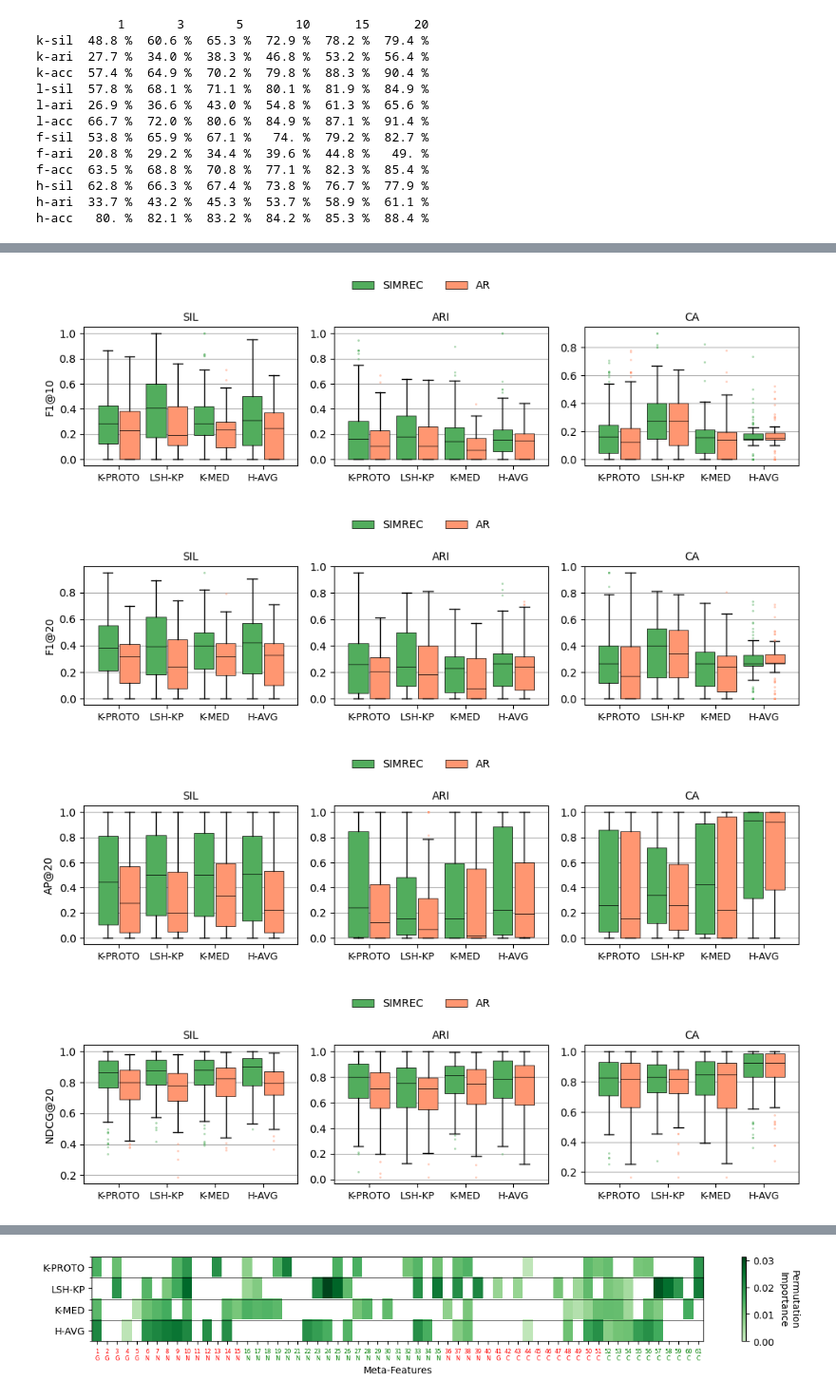
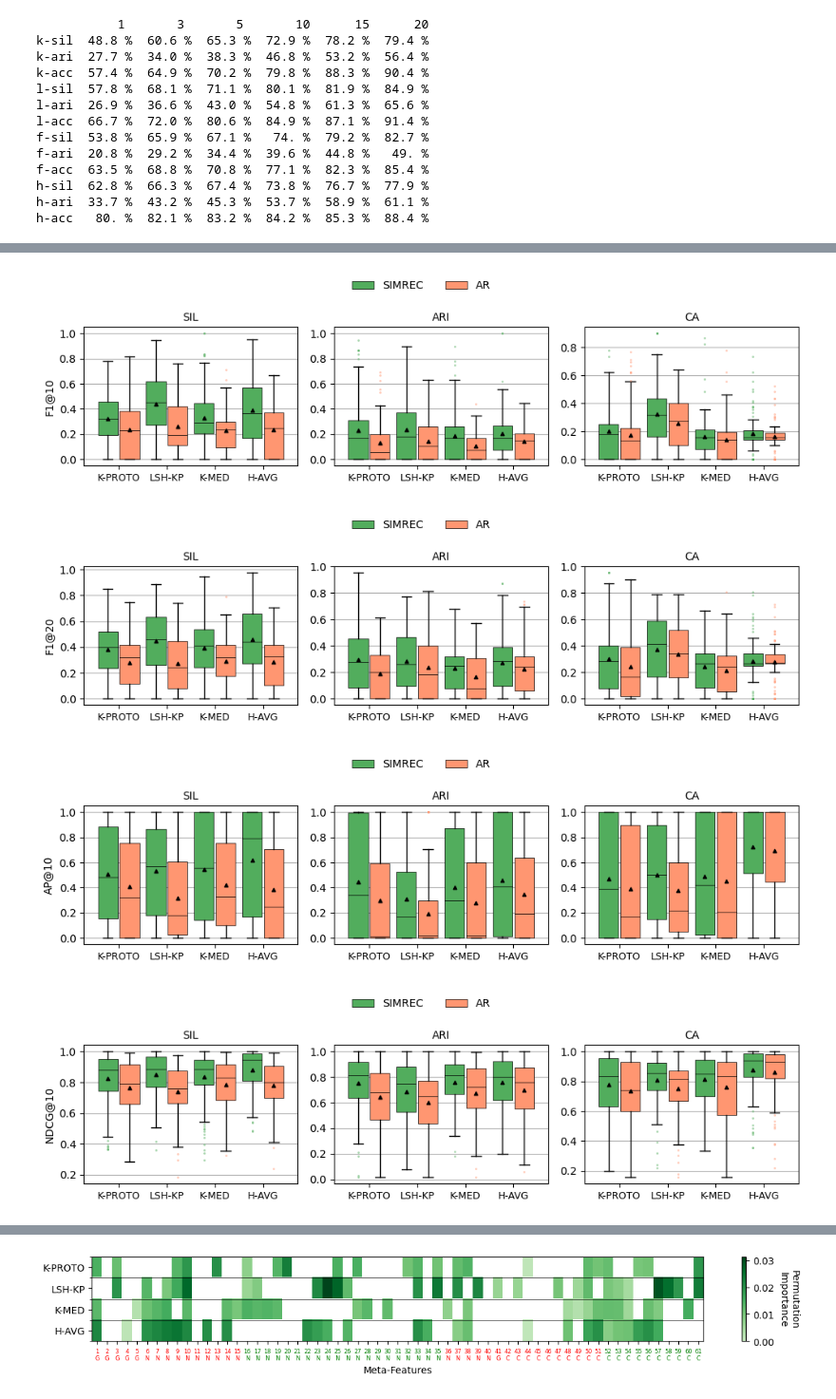
Before and after one commit to AbdoulayeDiop/simrec, a Jupyter notebook: paper/paper.ipynb, the cells around one changed output, grey strips where cells are left out. Shown: that part at 95% size. Drawn from its saved outputs; the diff is of its cells as text; code cells hidden in the pictures.

```diff
--- a/paper/paper.ipynb
+++ b/paper/paper.ipynb
@@ -595,6 +595,7 @@ def show_top_k(results, k=1, savedir=None):
             meanprops = dict(marker='*', markerfacecolor='red', markeredgecolor='none', linewidth=0)
             b = plt.boxplot(values, positions=x+(i*w-(n_bar-1)*w/2), widths=0.9*w,  patch_artist=True, boxprops=boxprops, flierprops=flierprops, medianprops=medianprops, showcaps=True, showfliers=True)
             boxes.append(b)
+            plt.scatter(x+(i*w-(n_bar-1)*w/2), [np.mean(v) for v in values], marker="^", color="black", s=10, zorder=10)
             i+=1
         if j==0: plt.ylabel(f"top-{k}")
         # plt.ylim((min_-0.02, 1.02))
@@ -641,6 +642,7 @@ def show_f1(results, k=20, savedir=None):
             meanprops = dict(marker='*', markerfacecolor='red', markeredgecolor='none', linewidth=0)
             b = plt.boxplot(values, positions=x+(i*w-(n_bar-1)*w/2), widths=0.9*w,  patch_artist=True, boxprops=boxprops, flierprops=flierprops, medianprops=medianprops, showcaps=True, showfliers=True)
             boxes.append(b)
+            plt.scatter(x+(i*w-(n_bar-1)*w/2), [np.mean(v) for v in values], marker="^", color="black", s=10, zorder=10)
             i+=1
         if j==0: plt.ylabel(f"F1@{k}")
         plt.xticks(x, [names[algo] for algo in ["kprototypes", "lshkprototypes", "fasterpam", "haverage"]], rotation=0, fontsize=9)
@@ -689,6 +691,7 @@ def show_ap(results, k=20, savedir=None):
             meanprops = dict(marker='*', markerfacecolor='red', markeredgecolor='none', linewidth=0)
             b = plt.boxplot(values, positions=x+(i*w-(n_bar-1)*w/2), widths=0.9*w,  patch_artist=True, boxprops=boxprops, flierprops=flierprops, medianprops=medianprops, showcaps=True, showfliers=True)
             boxes.append(b)
+            plt.scatter(x+(i*w-(n_bar-1)*w/2), [np.mean(v) for v in values], marker="^", color="black", s=10, zorder=10)
             i+=1
         if j==0: plt.ylabel(f"AP@{k}")
         plt.xticks(x, [names[algo] for algo in ["kprototypes", "lshkprototypes", "fasterpam", "haverage"]], rotation=0, fontsize=9)
@@ -737,6 +740,7 @@ def show_ndcg(results, k=20, savedir=None):
             meanprops = dict(marker='*', markerfacecolor='red', markeredgecolor='none', linewidth=0)
             b = plt.boxplot(values, positions=x+(i*w-(n_bar-1)*w/2), widths=0.9*w,  patch_artist=True, boxprops=boxprops, flierprops=flierprops, medianprops=medianprops, showcaps=True, showfliers=True)
             boxes.append(b)
+            plt.scatter(x+(i*w-(n_bar-1)*w/2), [np.mean(v) for v in values], marker="^", color="black", s=10, zorder=10)
             i+=1
         if j==0: plt.ylabel(f"NDCG@{k}")
         plt.xticks(x, [names[algo] for algo in ["kprototypes", "lshkprototypes", "fasterpam", "haverage"]], rotation=0, fontsize=9)
@@ -751,10 +755,11 @@ def show_ndcg(results, k=20, savedir=None):
         plt.savefig(os.path.join(savedir, f"results_ndcg_{k}.pdf"), bbox_inches='tight')
     plt.show()
 # %%
+savedir= "imgs/"
 for k in [1, 10, 20]:
-    show_top_k(results, k=k, savedir="imgs/") #, savedir="imgs/"
+    show_top_k(results, k=k, savedir=savedir)
 for k in [10, 20]:
-    show_f1(results, k=k, savedir="imgs/")
-show_ap(results, k=20, savedir="imgs/")
-show_ndcg(results, k=20, savedir="imgs/")
+    show_f1(results, k=k, savedir=savedir)
+show_ap(results, k=10, savedir=savedir)
+show_ndcg(results, k=10, savedir=savedir)
 # %% [output]
@@ -764,7 +769,7 @@ show_ndcg(results, k=20, savedir="imgs/")
-[figure, old version]
+[figure, new version]
-[figure, old version]
+[figure, new version]
-[figure, old version]
+[figure, new version]
-[figure, old version]
+[figure, new version]
 # %%
 from scipy.stats import wilcoxon, ttest_rel
 
```
Also changed, not shown: parts of 6 cells of this notebook.
